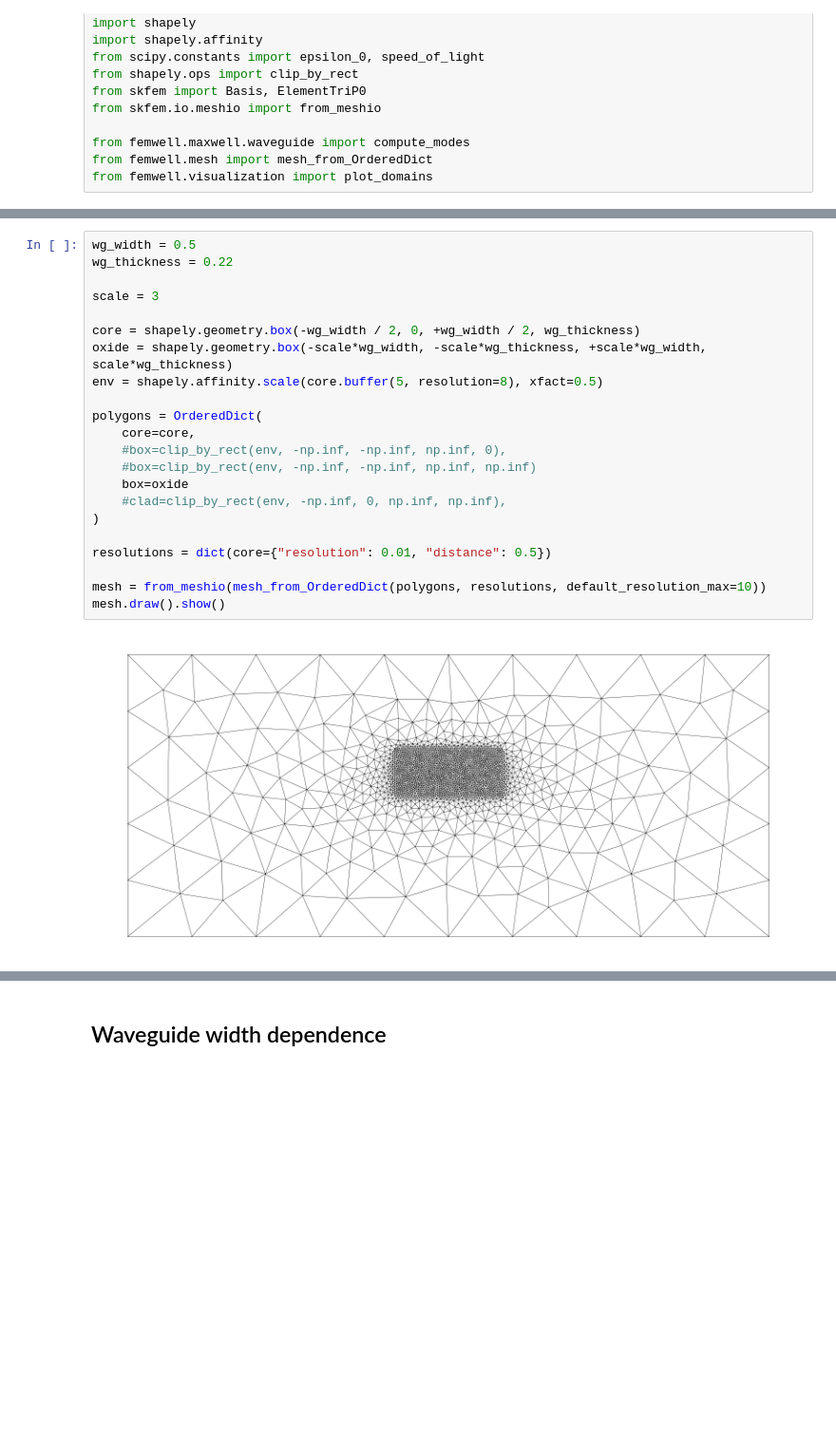
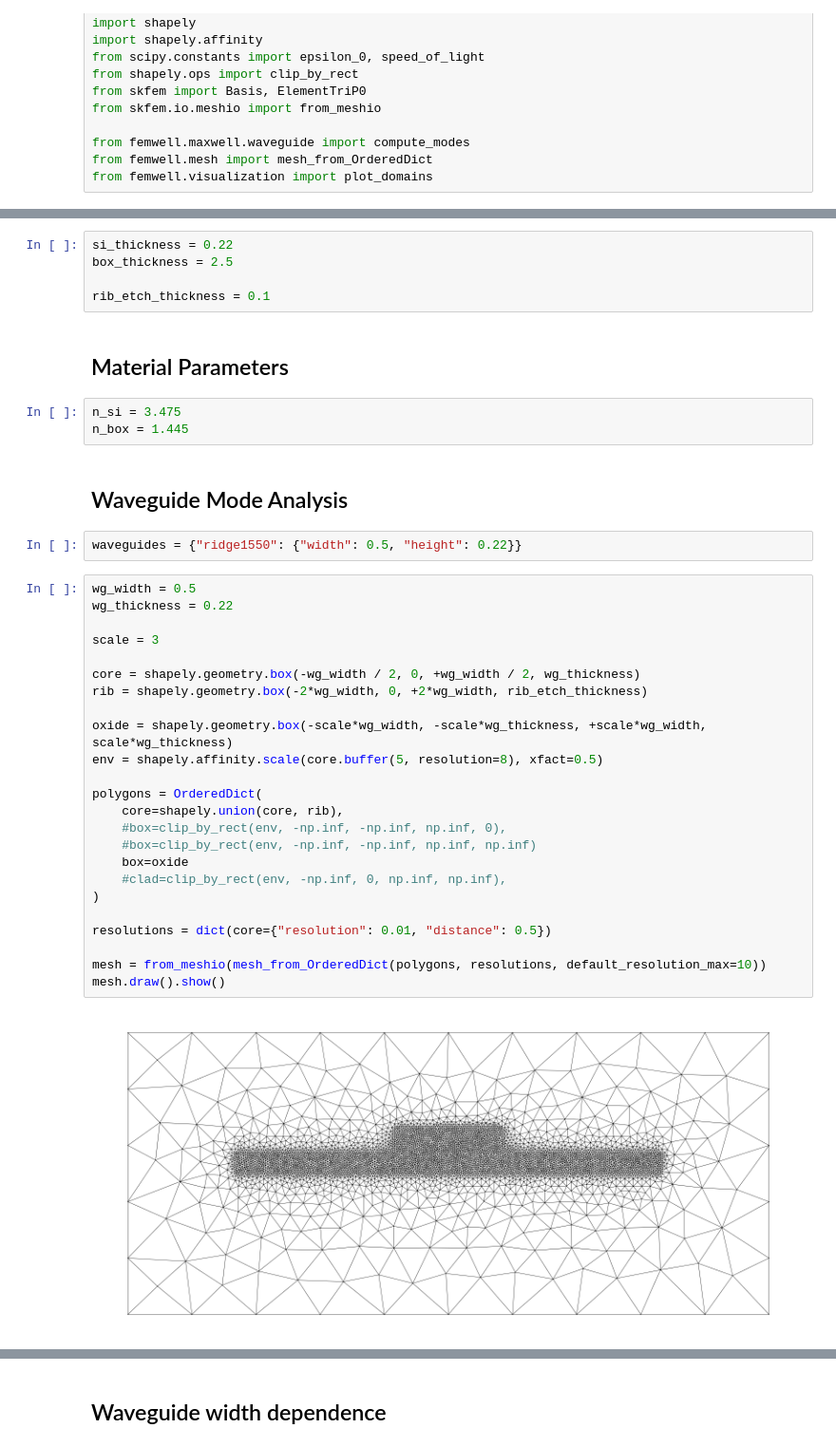
Before and after one commit to ydGit/physimLearning, a Jupyter notebook: Jupyter Notebooks/femwell_learn.ipynb, the cells around one changed output, grey strips where cells are left out. Shown at 95% size. Saved outputs shown, nothing was run; the diff lists cells and outputs as text; blank space fills up the shorter version.

Commit message:
Added rib waveguide analysis

```diff
--- a/Jupyter Notebooks/femwell_learn.ipynb
+++ b/Jupyter Notebooks/femwell_learn.ipynb
@@ -26,27 +29,43 @@ plt.rc('figure', titlesize=16)
+# %%
+si_thickness = 0.22
+box_thickness = 2.5
+
+rib_etch_thickness = 0.1
+# %% [markdown]
+## Material Parameters
+# %%
+n_si = 3.475
+n_box = 1.445
+# %% [markdown]
+## Waveguide Mode Analysis
+# %%
+waveguides = {"ridge1550": {"width": 0.5, "height": 0.22}}
 # %%
 wg_width = 0.5
 wg_thickness = 0.22
 
 scale = 3
 
 core = shapely.geometry.box(-wg_width / 2, 0, +wg_width / 2, wg_thickness)
+rib = shapely.geometry.box(-2*wg_width, 0, +2*wg_width, rib_etch_thickness)
+
 oxide = shapely.geometry.box(-scale*wg_width, -scale*wg_thickness, +scale*wg_width, scale*wg_thickness)
 env = shapely.affinity.scale(core.buffer(5, resolution=8), xfact=0.5)
 
 polygons = OrderedDict(
-    core=core,
+    core=shapely.union(core, rib),
     #box=clip_by_rect(env, -np.inf, -np.inf, np.inf, 0),
     #box=clip_by_rect(env, -np.inf, -np.inf, np.inf, np.inf)
     box=oxide
     #clad=clip_by_rect(env, -np.inf, 0, np.inf, np.inf),
 )
 
 resolutions = dict(core={"resolution": 0.01, "distance": 0.5})
 
 mesh = from_meshio(mesh_from_OrderedDict(polygons, resolutions, default_resolution_max=10))
 mesh.draw().show()
 # %% [output]
-[figure, old version]
+[figure, new version]
 # %%
 plot_domains(mesh)
 plt.show()
```
Also changed, not shown: parts of 8 cells of this notebook.
